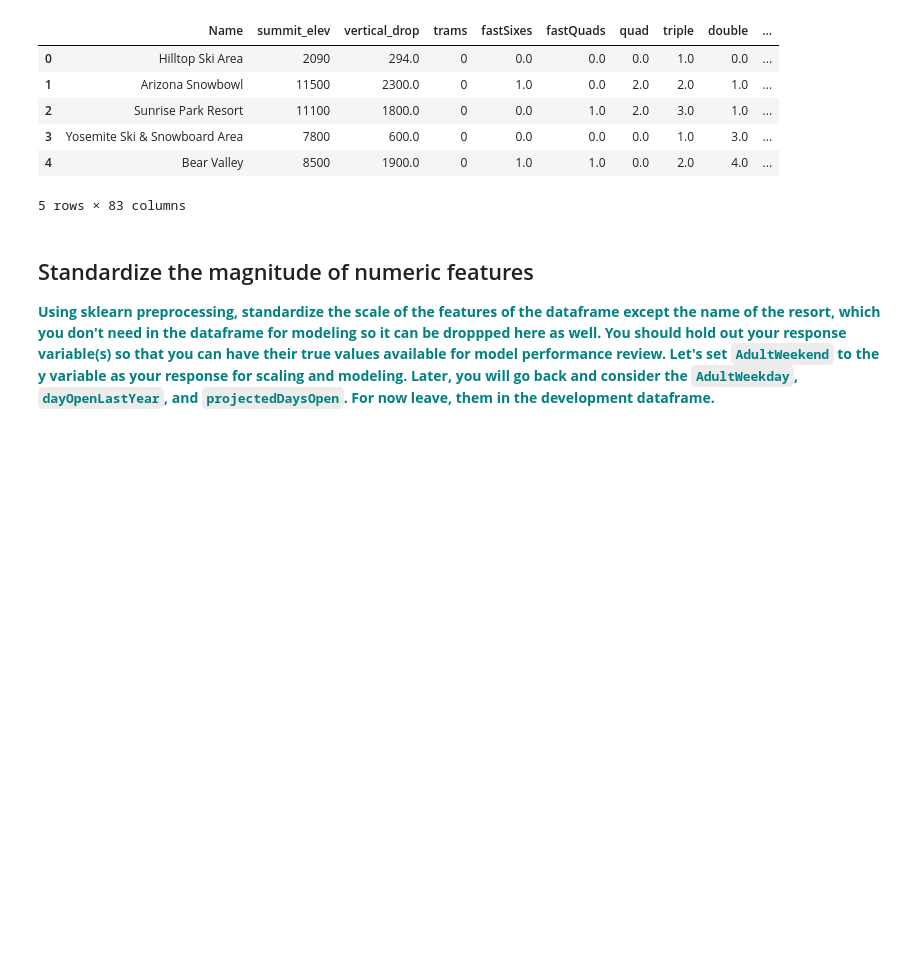
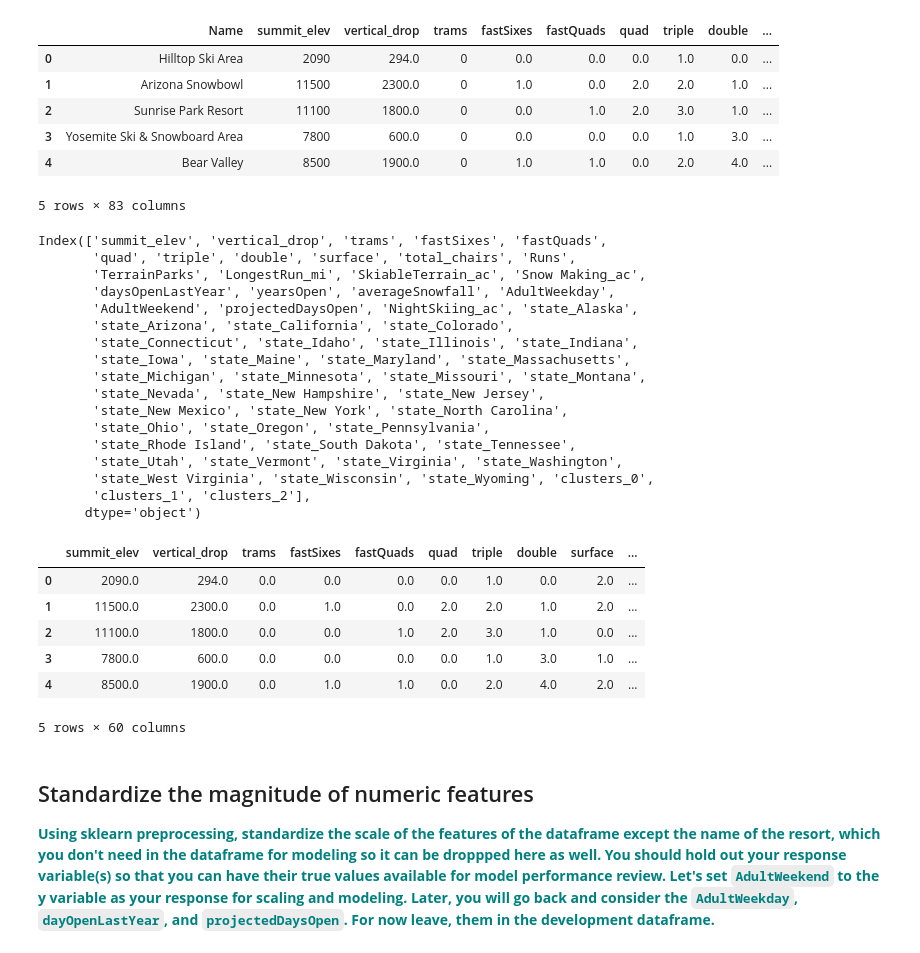
Before and after one commit to ShrutikaSankar/Springboard, a Jupyter notebook: GuidedCapstone/DataWrangling/Notebook_stepfourandfive.ipynb, the cells around one changed output. Saved outputs shown, nothing was run; the diff lists cells and outputs as text; code cells hidden in the pictures; blank space fills up the shorter version.

```diff
--- a/GuidedCapstone/DataWrangling/Notebook_stepfourandfive.ipynb
+++ b/GuidedCapstone/DataWrangling/Notebook_stepfourandfive.ipynb
@@ -102,6 +102,43 @@ ski_data.head()
 | 3 | Yosemite Ski & Snowboard Area | 7800 | 600.0 | 0 | 0.0 | 0.0 | 0.0 | 1.0 | 3.0 | ... |
 | 4 | Bear Valley | 8500 | 1900.0 | 0 | 1.0 | 1.0 | 0.0 | 2.0 | 4.0 | ... |
 5 rows × 83 columns
+# %%
+#dummy cluster
+ski_data = pd.concat([ski_data.drop(columns=['clusters']), pd.get_dummies(ski_data, columns=['clusters'])], axis=1)
+
+#drop name
+name_popped = ski_data.pop('Name')
+
+#drop duplicate columns
+ski_data = ski_data.T.drop_duplicates().T
+
+print(ski_data.columns.T)
+ski_data.head()
+# %% [output]
+Index(['summit_elev', 'vertical_drop', 'trams', 'fastSixes', 'fastQuads',
+       'quad', 'triple', 'double', 'surface', 'total_chairs', 'Runs',
+       'TerrainParks', 'LongestRun_mi', 'SkiableTerrain_ac', 'Snow Making_ac',
+       'daysOpenLastYear', 'yearsOpen', 'averageSnowfall', 'AdultWeekday',
+       'AdultWeekend', 'projectedDaysOpen', 'NightSkiing_ac', 'state_Alaska',
+       'state_Arizona', 'state_California', 'state_Colorado',
+       'state_Connecticut', 'state_Idaho', 'state_Illinois', 'state_Indiana',
+       'state_Iowa', 'state_Maine', 'state_Maryland', 'state_Massachusetts',
+       'state_Michigan', 'state_Minnesota', 'state_Missouri', 'state_Montana',
+       'state_Nevada', 'state_New Hampshire', 'state_New Jersey',
+       'state_New Mexico', 'state_New York', 'state_North Carolina',
+       'state_Ohio', 'state_Oregon', 'state_Pennsylvania',
+       'state_Rhode Island', 'state_South Dakota', 'state_Tennessee',
+       'state_Utah', 'state_Vermont', 'state_Virginia', 'state_Washington',
+       'state_West Virginia', 'state_Wisconsin', 'state_Wyoming', 'clusters_0',
+       'clusters_1', 'clusters_2'],
+      dtype='object')
+|  | summit_elev | vertical_drop | trams | fastSixes | fastQuads | quad | triple | double | surface | ... |
+| 0 | 2090.0 | 294.0 | 0.0 | 0.0 | 0.0 | 0.0 | 1.0 | 0.0 | 2.0 | ... |
+| 1 | 11500.0 | 2300.0 | 0.0 | 1.0 | 0.0 | 2.0 | 2.0 | 1.0 | 2.0 | ... |
+| 2 | 11100.0 | 1800.0 | 0.0 | 0.0 | 1.0 | 2.0 | 3.0 | 1.0 | 0.0 | ... |
+| 3 | 7800.0 | 600.0 | 0.0 | 0.0 | 0.0 | 0.0 | 1.0 | 3.0 | 1.0 | ... |
+| 4 | 8500.0 | 1900.0 | 0.0 | 1.0 | 1.0 | 0.0 | 2.0 | 4.0 | 2.0 | ... |
+5 rows × 60 columns
 # %% [markdown]
 ## Standardize the magnitude of numeric features
 
```
Also changed, not shown: parts of 16 cells of this notebook.
